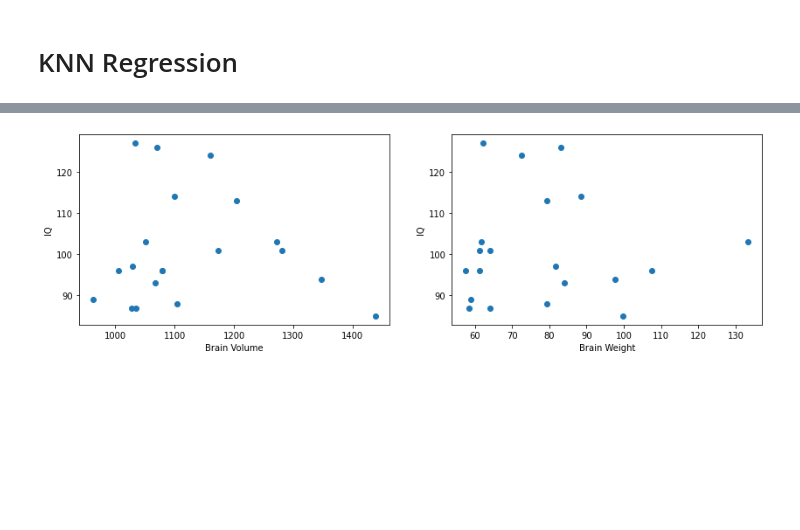
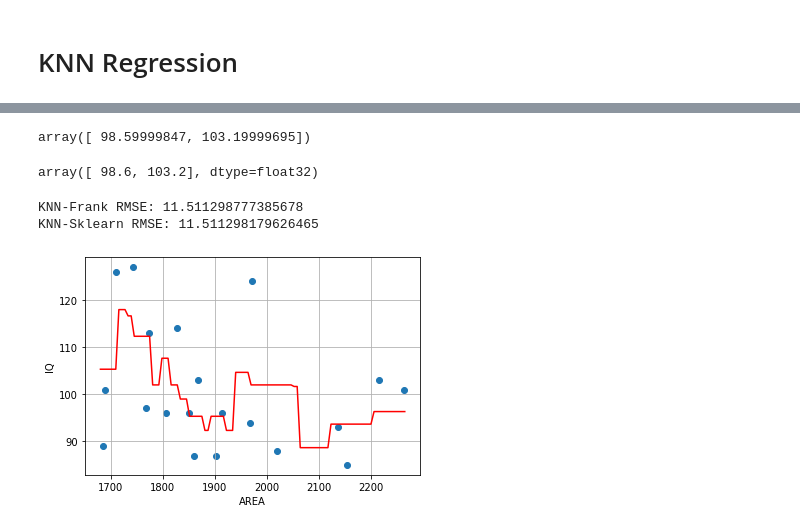
Before and after one commit to franklinzppa/ml-models, a Jupyter notebook: knn.ipynb, the cells around one changed output, grey strips where cells are left out. Cells and saved outputs as stored; diff of their text form; code cells hidden in the pictures; blank space fills up the shorter version.

```diff
--- a/knn.ipynb
+++ b/knn.ipynb
@@ -234,16 +265,0 @@ plt.show()
-# %%
-plt.figure(figsize=(14,4))
-
-plt.subplot(1,2,1)
-plt.scatter(X[:,0], y)
-plt.xlabel('Brain Volume')
-plt.ylabel('IQ')
-
-plt.subplot(1,2,2)
-plt.scatter(X[:,1], y)
-plt.xlabel('Brain Weight')
-plt.ylabel('IQ')
-
-plt.show()
-# %% [output]
-[figure, removed]
@@ -307,0 +266,30 @@ for j in range(N):                # Loop to predict all X_new[j] instances given
+# %%
+knn_frank(X_new, X, y, algorithm='reg', k=5)
+# %% [output]
+array([ 98.59999847, 103.19999695])
+# %%
+# Compare with Sklearn regressor
+
+from sklearn.neighbors import KNeighborsRegressor
+
+knn_reg = KNeighborsRegressor(n_neighbors=5)
+knn_reg.fit(X, y)
+knn_reg.predict(X_new)
+# %% [output]
+array([ 98.6, 103.2], dtype=float32)
+# %%
+# Lets compare metrics
+
+from sklearn.metrics import mean_squared_error
+
+knn_reg = KNeighborsRegressor(n_neighbors=5)
+knn_reg.fit(X, y)
+y_pred_sklearn = knn_reg.predict(X)
+
+y_pred_frank = knn_frank(X, X, y, algorithm='reg', k=5)
+
+print(f'KNN-Frank RMSE: {np.sqrt(mean_squared_error(y, y_pred_frank))}')
+print(f'KNN-Sklearn RMSE: {np.sqrt(mean_squared_error(y, y_pred_sklearn))}')
+# %% [output]
+KNN-Frank RMSE: 11.511298777385678
+KNN-Sklearn RMSE: 11.511298179626465
@@ -307,0 +298,14 @@ for j in range(N):                # Loop to predict all X_new[j] instances given
+# %%
+# Lets try to make a regression between AREA and IQ
+
+X_space = np.linspace(1680, 2265, 100)
+y_space_pred = knn_frank(X_space, X[:,0], y, algorithm='reg', k=3)
+# %%
+plt.scatter(X[:,0], y)
+plt.plot(X_space, y_space_pred, 'r')
+plt.xlabel('AREA')
+plt.ylabel('IQ')
+plt.grid()
+plt.show()
+# %% [output]
+[figure, added]
```
Also changed, not shown: parts of 24 cells of this notebook.
